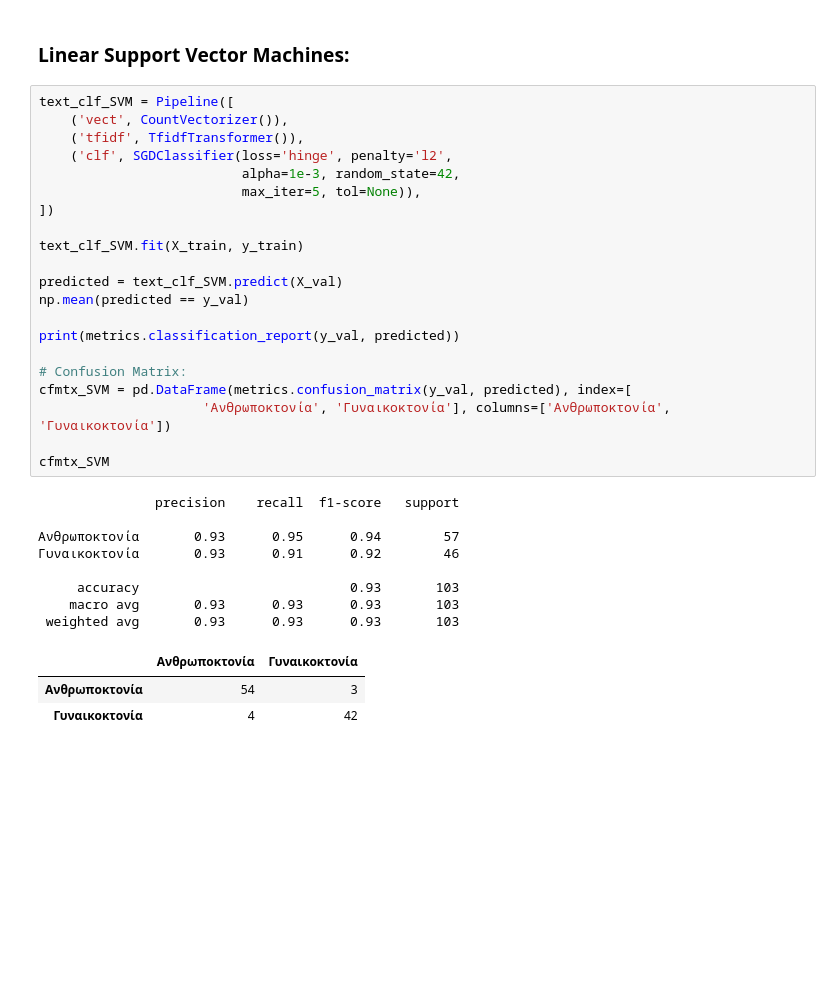
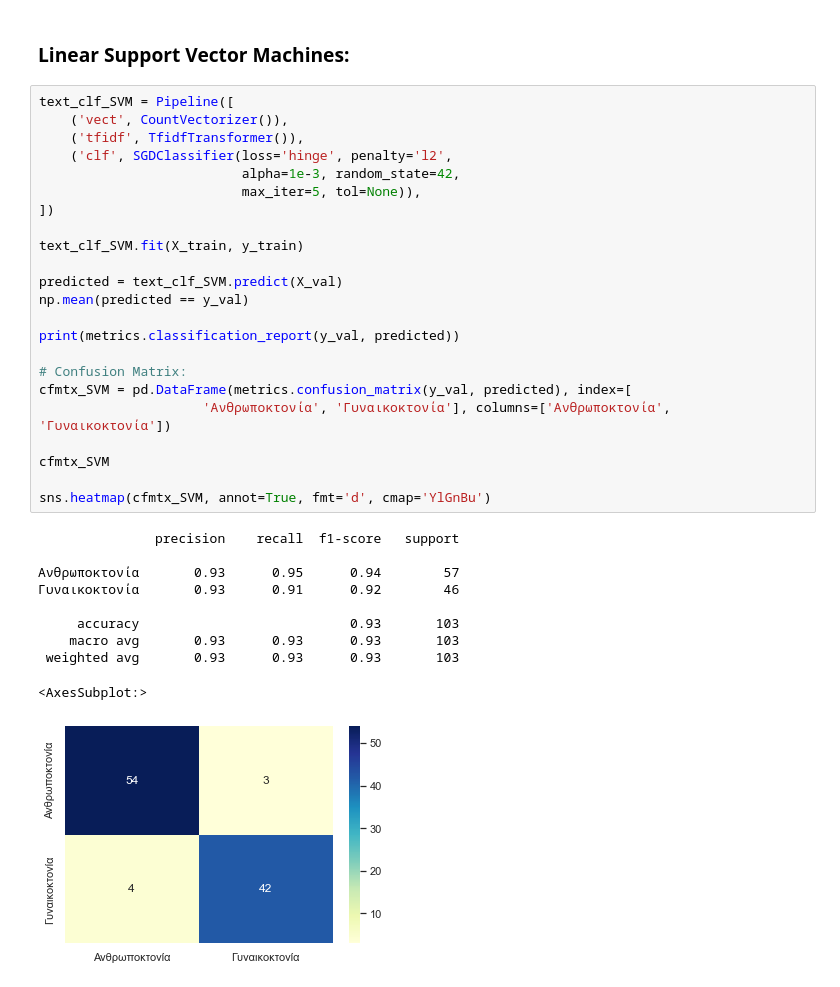
Before and after one commit to openlabathens/article-classification, a Jupyter notebook: article_classification.ipynb, the cells around one changed output. Saved outputs shown, nothing was run; the diff lists cells and outputs as text; blank space fills up the shorter version.

```diff
--- a/article_classification.ipynb
+++ b/article_classification.ipynb
@@ -414,33 +419,34 @@ cfmtx_NB
 # %%
 text_clf_SVM = Pipeline([
     ('vect', CountVectorizer()),
     ('tfidf', TfidfTransformer()),
     ('clf', SGDClassifier(loss='hinge', penalty='l2',
                           alpha=1e-3, random_state=42,
                           max_iter=5, tol=None)),
 ])
 
 text_clf_SVM.fit(X_train, y_train)
 
 predicted = text_clf_SVM.predict(X_val)
 np.mean(predicted == y_val)
 
 print(metrics.classification_report(y_val, predicted))
 
 # Confusion Matrix:
 cfmtx_SVM = pd.DataFrame(metrics.confusion_matrix(y_val, predicted), index=[
                      'Ανθρωποκτονία', 'Γυναικοκτονία'], columns=['Ανθρωποκτονία', 'Γυναικοκτονία'])
 
 cfmtx_SVM
+
+sns.heatmap(cfmtx_SVM, annot=True, fmt='d', cmap='YlGnBu')
 # %% [output]
                precision    recall  f1-score   support
 
 Ανθρωποκτονία       0.93      0.95      0.94        57
 Γυναικοκτονία       0.93      0.91      0.92        46
 
      accuracy                           0.93       103
     macro avg       0.93      0.93      0.93       103
  weighted avg       0.93      0.93      0.93       103
-|  | Ανθρωποκτονία | Γυναικοκτονία |
-| Ανθρωποκτονία | 54 | 3 |
-| Γυναικοκτονία | 4 | 42 |
+<AxesSubplot:>
+[figure, added]
```
Also changed, not shown: parts of 2 cells of this notebook.
